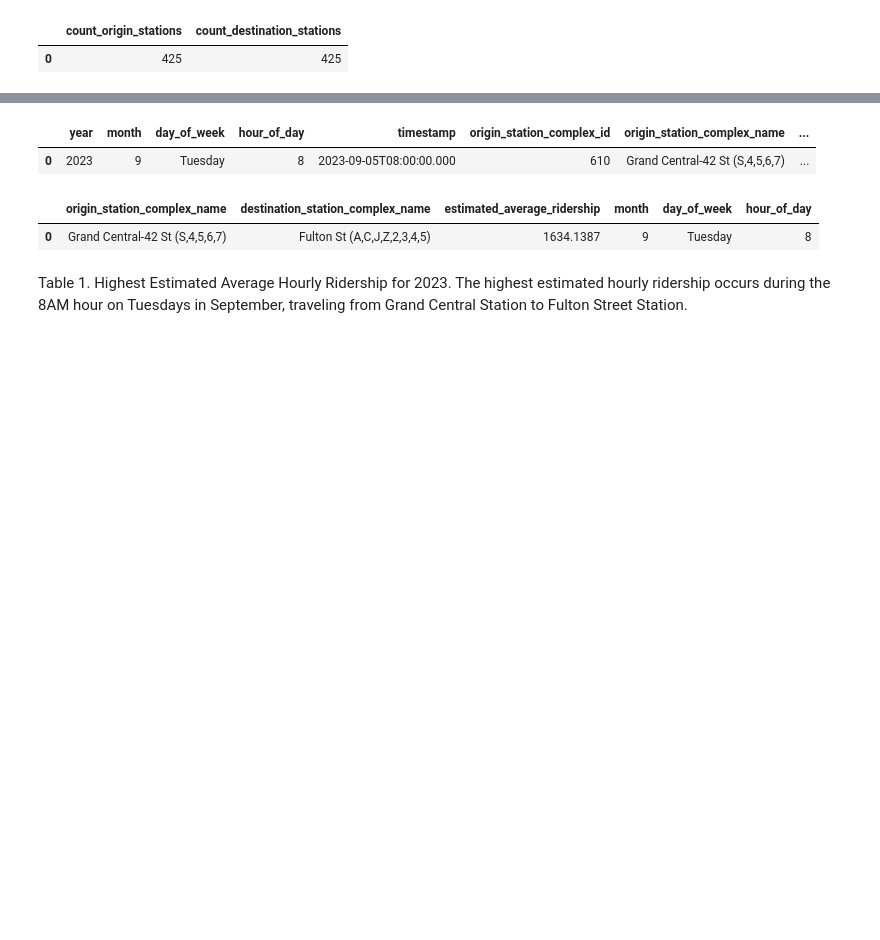
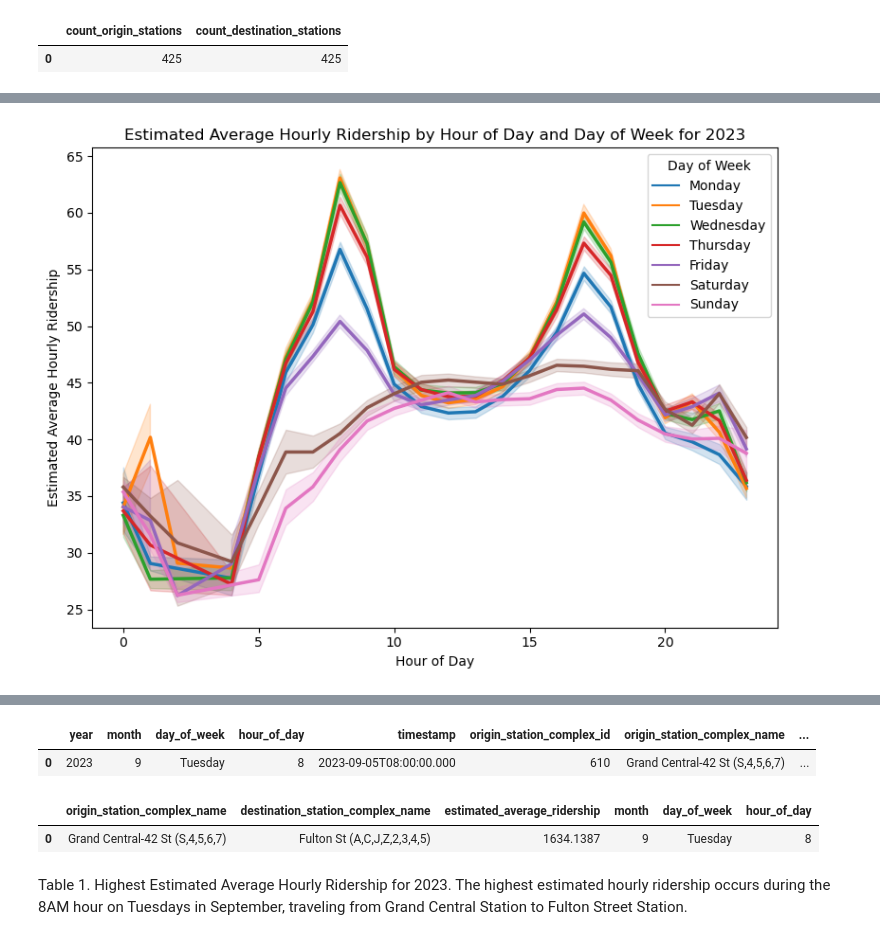
Before and after one commit to mebauer/mta-data, a Jupyter notebook: subway-trips.ipynb, the cells around one changed output, grey strips where cells are left out. Drawn from its saved outputs; the diff is of its cells as text; code cells hidden in the pictures; blank space fills up the shorter version.

```diff
--- a/subway-trips.ipynb
+++ b/subway-trips.ipynb
@@ -214,0 +286,5 @@ con.sql("""
+# %%
+peak_hours.loc[~peak_hours['day_of_week'].isin(['Saturday', 'Sunday']), 'weekday_flag'] = 'Weekday'
+peak_hours['weekday_flag'] = peak_hours['weekday_flag'].fillna('Weekend')
+
+peak_hours
@@ -214,0 +305,22 @@ con.sql("""
+# %%
+fig, ax = plt.subplots(figsize=(8, 6))
+
+sns.lineplot(
+    data=peak_hours,
+    x='hour_of_day',
+    y='estimated_average_ridership',
+    hue='day_of_week',
+    palette="tab10",
+    linewidth=2.5,
+    ax=ax
+)
+
+ax.get_legend().set_title('Day of Week')
+
+plt.title('Estimated Average Hourly Ridership by Hour of Day and Day of Week for 2023')
+plt.xlabel('Hour of Day')
+plt.ylabel('Estimated Average Hourly Ridership')
+
+plt.tight_layout()
+# %% [output]
+[figure, added]
```
Also changed, not shown: parts of 29 cells of this notebook, 1 other file.
